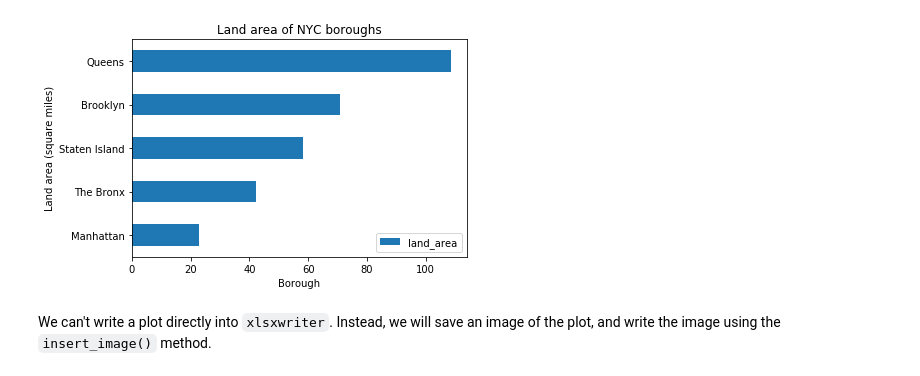
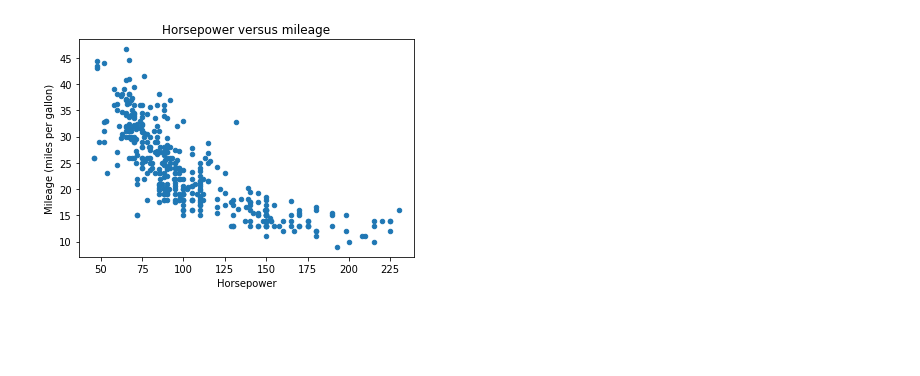
Before and after one commit to stringfestdata/olt-python-powered-excel, a Jupyter notebook: 3-data-analysis/insert-chart-drill.ipynb, the cells around one changed output. Cells and saved outputs as stored; diff of their text form; code cells hidden in the pictures; blank space fills up the shorter version.

```diff
--- a/3-data-analysis/insert-chart-drill.ipynb
+++ b/3-data-analysis/insert-chart-drill.ipynb
@@ -30,0 +7,10 @@ Remember, we are working with a `pandas` DataFrame, so we will need to take a co
+# %%
+import pandas as pd
+import xlsxwriter
+import matplotlib.pyplot as plt
+
+# Create a DataFrame of land sizes of NYC boroughs
+mpg = pd.read_csv("https://raw.githubusercontent.com/plotly/datasets/master/auto-mpg.csv")
+
+# View first rows of data
+mpg.head()
@@ -130,23 +44,19 @@ This is *not* a course on building visualizations or understanding modules in Py
 # %%
-# Import the module
-import matplotlib.pyplot as plt
-
+### This code is finished ###
 # Create a bar chart
-df.plot.barh(x="borough",y="land_area",title="Land area of NYC boroughs")
+mpg.plot.scatter(x="horsepower",y="mpg",title="Horsepower versus mileage")
 
 
 # Set x- and y-axis
-plt.xlabel('Borough')
-plt.ylabel('Land area (square miles)')
+plt.xlabel('Horsepower')
+plt.ylabel('Mileage (miles per gallon)')
 
 
 # Save the image-- we will need this for later
-plt.savefig('nyc-land.png', bbox_inches='tight', dpi = (200))
+plt.savefig('mpg.png', bbox_inches='tight', dpi = (400))
 
 # Show the bar chart in our console
 plt.show()
 # %% [output]
-[figure, old version]
+[figure, new version]
-# %% [markdown]
-We can't write a plot directly into `xlsxwriter`. Instead, we will save an image of the plot, and write the image using the `insert_image()` method.
 # %%
```
Also changed, not shown: parts of 13 cells of this notebook, 12 other files.
